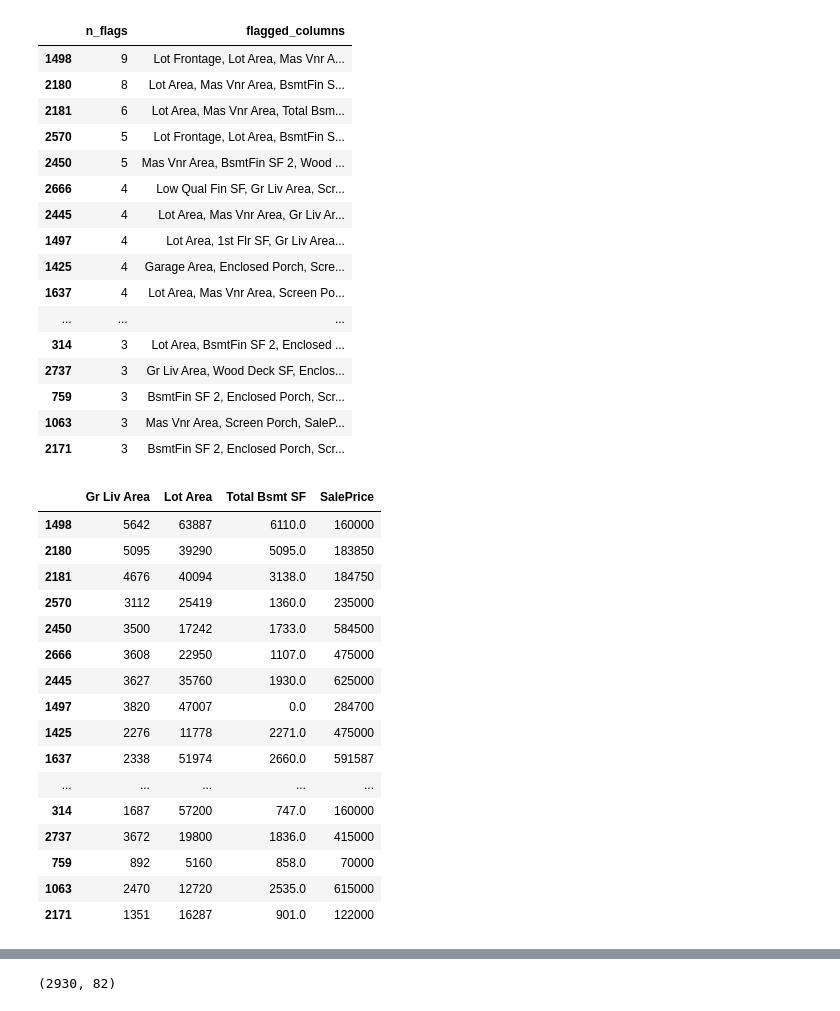
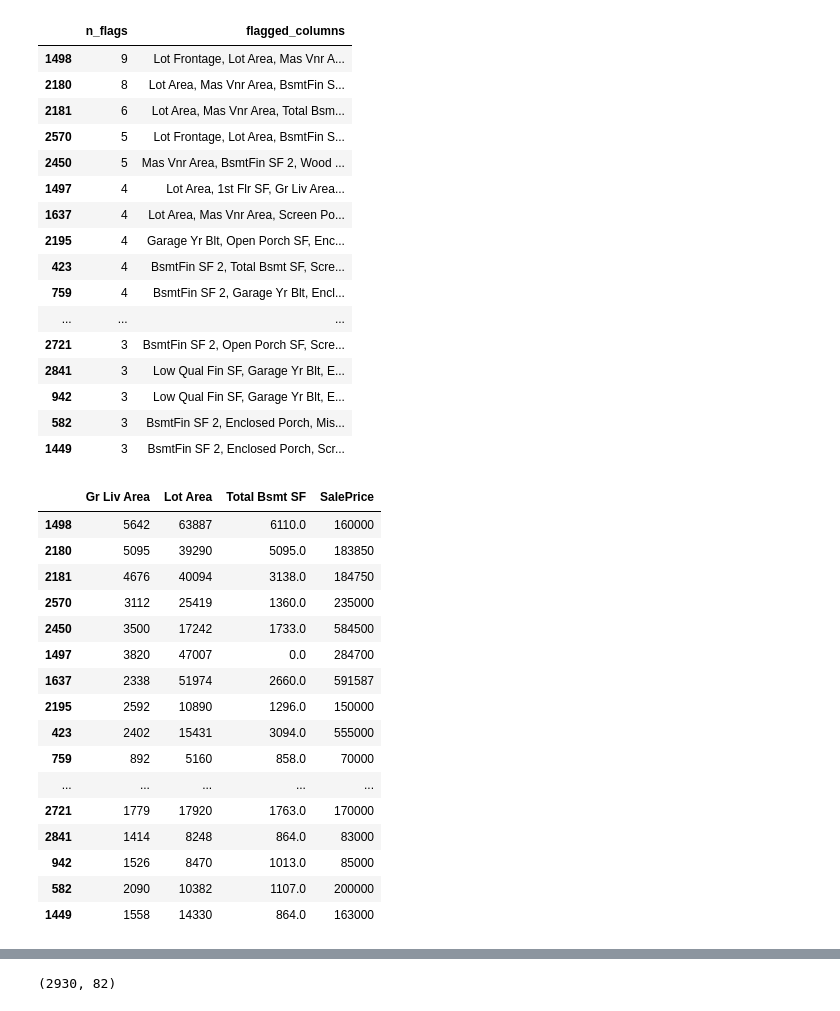
Before and after one commit to ionutelu/LabML, a Jupyter notebook: lab1.ipynb, the cells around one changed output, grey strips where cells are left out. Saved outputs shown, nothing was run; the diff lists cells and outputs as text; code cells hidden in the pictures.

```diff
--- a/lab1.ipynb
+++ b/lab1.ipynb
@@ -91,7 +95,7 @@ dtype: int64
 # Addressing missing values
 
 df_clean = pd.read_csv(
-    "AmesHousing.csv", sep = '\t',
+    "AmesHousing.csv", sep='\t', dtype={"PID": "string"},
     keep_default_na=False,  # pandas turns the strings "NA"/"None" into NaN; here they mean the feature is absent (no pool, no alley), not missing data
     na_values=[""],
 )
@@ -134,19 +138,23 @@ df_clean["Lot Frontage"] = df_clean["Lot Frontage"].fillna(df_clean.groupby("Nei
 # If a whole neighborhood is empty, use the median of all houses.
 df_clean["Lot Frontage"] = df_clean["Lot Frontage"].fillna(df_clean["Lot Frontage"].median())
 
-# No garage means no garage year. The year the house was built is used instead.
-df_clean["Garage Yr Blt"] = df_clean["Garage Yr Blt"].fillna(df_clean["Year Built"])
+# A missing garage year means that the house has no garage; use 0 rather than inventing a year.
+df_clean["Garage Yr Blt"] = df_clean["Garage Yr Blt"].fillna(0)
 # One house has no electrical system recorded. It gets the most common type.
 df_clean["Electrical"] = df_clean["Electrical"].fillna(df_clean["Electrical"].mode()[0])
 
 # Counts the cells still empty. The result should be 0.
 print(df_clean.isnull().sum().sum())
 
-display(df_clean.head())
-display(df_clean.describe())
+# Order is only the row number and PID is only a parcel identifier.
+# Keep both in df_clean for traceability, but exclude them from model-ready data and statistics.
+df_model = df_clean.drop(columns=["Order", "PID"])
+
+display(df_model.head())
+display(df_model.describe())
 
 #missing values per column
-missing_counts = df_clean.isnull().sum()
+missing_counts = df_model.isnull().sum()
 display(missing_counts[missing_counts > 0].sort_values(ascending=False))
 # %% [output]
 0
@@ -168,14 +176,14 @@ display(missing_counts[missing_counts > 0].sort_values(ascending=False))
 Series([], dtype: int64)
 # %%
 #Finding possible outliers using IQR
-num_cols = [c for c in df.select_dtypes("number").columns
-            if df[c].nunique() >= 20 and c not in ("Order", "PID")]
+num_cols = [c for c in df_clean.select_dtypes("number").columns
+            if df_clean[c].nunique() >= 20 and c not in ("Order", "PID")]
 
-flags = pd.DataFrame(False, index=df.index, columns=num_cols)
+flags = pd.DataFrame(False, index=df_clean.index, columns=num_cols)
 for c in num_cols:
-    q1, q3 = df[c].quantile([0.25, 0.75])
+    q1, q3 = df_clean[c].quantile([0.25, 0.75])
     iqr = q3 - q1
-    flags[c] = (df[c] < q1 - 3 * iqr) | (df[c] > q3 + 3 * iqr)
+    flags[c] = (df_clean[c] < q1 - 3 * iqr) | (df_clean[c] > q3 + 3 * iqr)
 
 candidates = pd.DataFrame({
     "n_flags": flags.sum(axis=1),
@@ -190,7 +198,7 @@ display(flags.sum().sort_values(ascending=False).to_frame("n_outliers"))
 display(candidates.head(30))
 
 #key values for the top 30 candidates
-display(df.loc[candidates.index[:30], ["Gr Liv Area", "Lot Area", "Total Bsmt SF", "SalePrice"]])
+display(df_clean.loc[candidates.index[:30], ["Gr Liv Area", "Lot Area", "Total Bsmt SF", "SalePrice"]])
 # %% [output]
 |  | n_outliers |
 | Enclosed Porch | 459 |
@@ -212,37 +220,37 @@ display(df.loc[candidates.index[:30], ["Gr Liv Area", "Lot Area", "Total Bsmt SF
 |  | n_flags | flagged_columns |
 | 1498 | 9 | Lot Frontage, Lot Area, Mas Vnr A... |
 | 2180 | 8 | Lot Area, Mas Vnr Area, BsmtFin S... |
 | 2181 | 6 | Lot Area, Mas Vnr Area, Total Bsm... |
 | 2570 | 5 | Lot Frontage, Lot Area, BsmtFin S... |
 | 2450 | 5 | Mas Vnr Area, BsmtFin SF 2, Wood ... |
-| 2666 | 4 | Low Qual Fin SF, Gr Liv Area, Scr... |
-| 2445 | 4 | Lot Area, Mas Vnr Area, Gr Liv Ar... |
 | 1497 | 4 | Lot Area, 1st Flr SF, Gr Liv Area... |
-| 1425 | 4 | Garage Area, Enclosed Porch, Scre... |
 | 1637 | 4 | Lot Area, Mas Vnr Area, Screen Po... |
+| 2195 | 4 | Garage Yr Blt, Open Porch SF, Enc... |
+| 423 | 4 | BsmtFin SF 2, Total Bsmt SF, Scre... |
+| 759 | 4 | BsmtFin SF 2, Garage Yr Blt, Encl... |
 | ... | ... | ... |
-| 314 | 3 | Lot Area, BsmtFin SF 2, Enclosed ... |
-| 2737 | 3 | Gr Liv Area, Wood Deck SF, Enclos... |
-| 759 | 3 | BsmtFin SF 2, Enclosed Porch, Scr... |
-| 1063 | 3 | Mas Vnr Area, Screen Porch, SaleP... |
-| 2171 | 3 | BsmtFin SF 2, Enclosed Porch, Scr... |
+| 2721 | 3 | BsmtFin SF 2, Open Porch SF, Scre... |
+| 2841 | 3 | Low Qual Fin SF, Garage Yr Blt, E... |
+| 942 | 3 | Low Qual Fin SF, Garage Yr Blt, E... |
+| 582 | 3 | BsmtFin SF 2, Enclosed Porch, Mis... |
+| 1449 | 3 | BsmtFin SF 2, Enclosed Porch, Scr... |
 |  | Gr Liv Area | Lot Area | Total Bsmt SF | SalePrice |
 | 1498 | 5642 | 63887 | 6110.0 | 160000 |
 | 2180 | 5095 | 39290 | 5095.0 | 183850 |
 | 2181 | 4676 | 40094 | 3138.0 | 184750 |
 | 2570 | 3112 | 25419 | 1360.0 | 235000 |
 | 2450 | 3500 | 17242 | 1733.0 | 584500 |
-| 2666 | 3608 | 22950 | 1107.0 | 475000 |
-| 2445 | 3627 | 35760 | 1930.0 | 625000 |
 | 1497 | 3820 | 47007 | 0.0 | 284700 |
-| 1425 | 2276 | 11778 | 2271.0 | 475000 |
 | 1637 | 2338 | 51974 | 2660.0 | 591587 |
+| 2195 | 2592 | 10890 | 1296.0 | 150000 |
+| 423 | 2402 | 15431 | 3094.0 | 555000 |
+| 759 | 892 | 5160 | 858.0 | 70000 |
 | ... | ... | ... | ... | ... |
-| 314 | 1687 | 57200 | 747.0 | 160000 |
-| 2737 | 3672 | 19800 | 1836.0 | 415000 |
-| 759 | 892 | 5160 | 858.0 | 70000 |
-| 1063 | 2470 | 12720 | 2535.0 | 615000 |
-| 2171 | 1351 | 16287 | 901.0 | 122000 |
+| 2721 | 1779 | 17920 | 1763.0 | 170000 |
+| 2841 | 1414 | 8248 | 864.0 | 83000 |
+| 942 | 1526 | 8470 | 1013.0 | 85000 |
+| 582 | 2090 | 10382 | 1107.0 | 200000 |
+| 1449 | 1558 | 14330 | 864.0 | 163000 |
 # %%
 # 1. Isolate the numerical columns
 numeric_df = df.select_dtypes(include=['number'])
```
Also changed, not shown: parts of 5 cells of this notebook.
